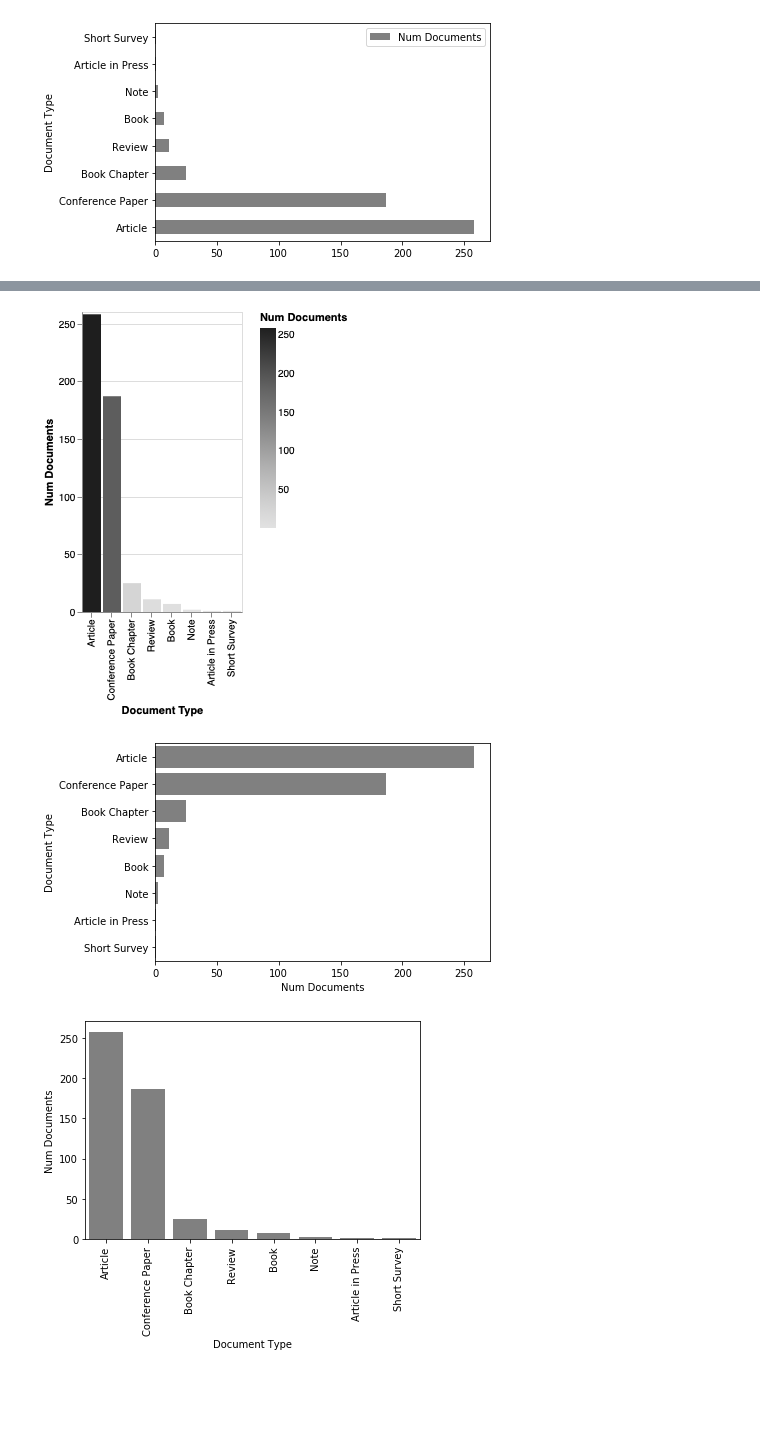
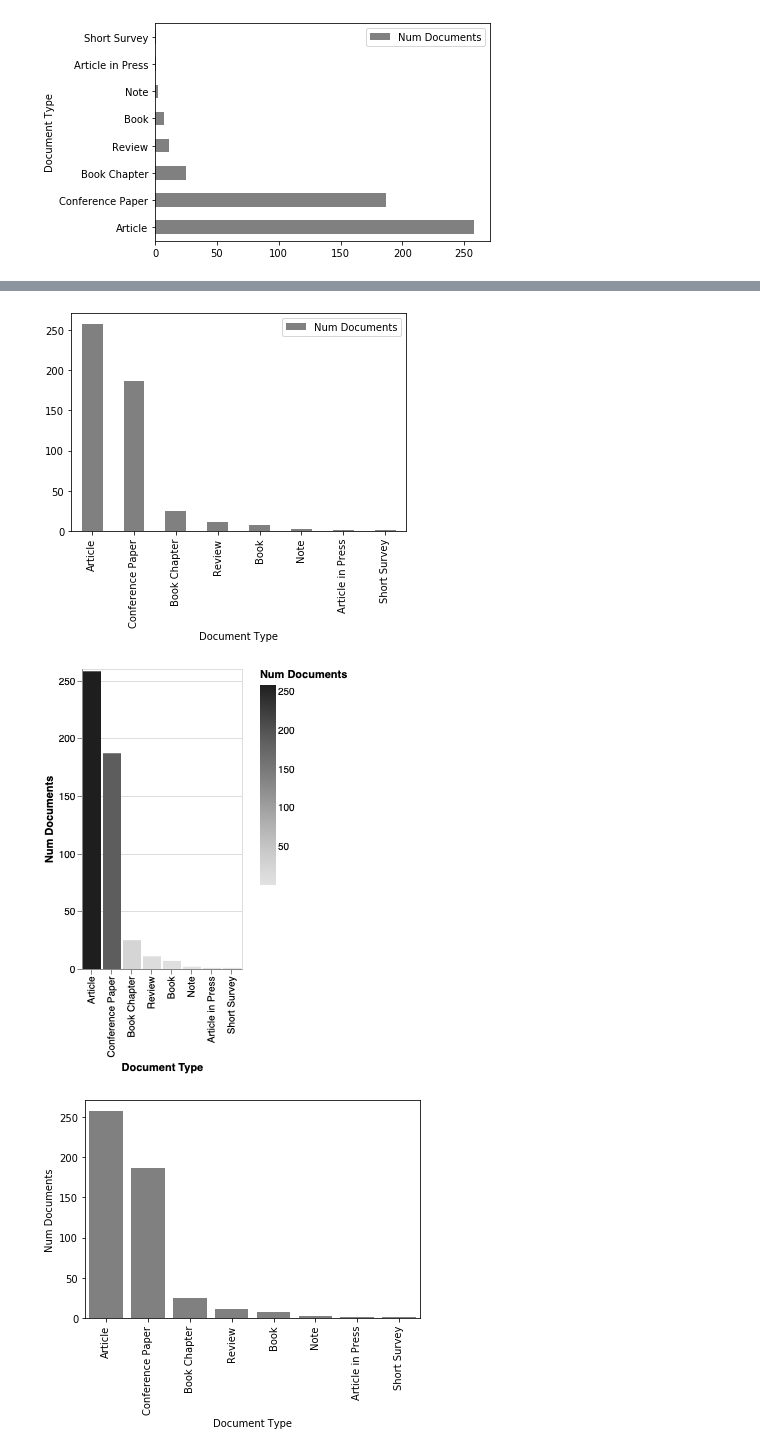
Before and after one commit to jdvelasq/techminer-old-deprecated, a Jupyter notebook: guide/tutorial/09-step-08-basic-analysis.ipynb, the cells around one changed output, grey strips where cells are left out. Drawn from its saved outputs; the diff is of its cells as text; code cells hidden in the pictures; blank space fills up the shorter version.

```diff
--- a/guide/tutorial/09-step-08-basic-analysis.ipynb
+++ b/guide/tutorial/09-step-08-basic-analysis.ipynb
@@ -62,9 +70,9 @@ rdf.documents_by_terms('Document Type').barhplot_in_altair()
 # %%
-rdf.documents_by_terms('Document Type').barplot_in_altair()
+rdf.documents_by_terms('Document Type').barplot();
 # %% [output]
-[figure, old version]
+[figure, new version]
 # %%
-rdf.documents_by_terms('Document Type').barhplot_in_seaborn();
+rdf.documents_by_terms('Document Type').barplot('altair')
 # %% [output]
-[figure, old version]
+[figure, new version]
 # %%
```
Also changed, not shown: parts of 16 cells of this notebook, 6 other files.
